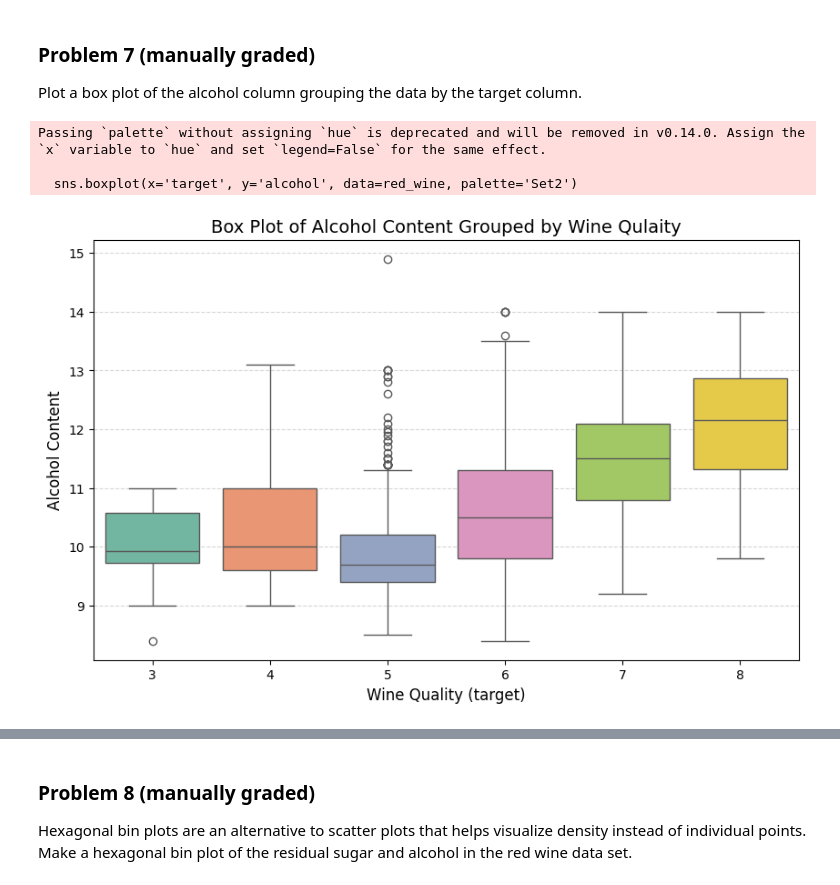
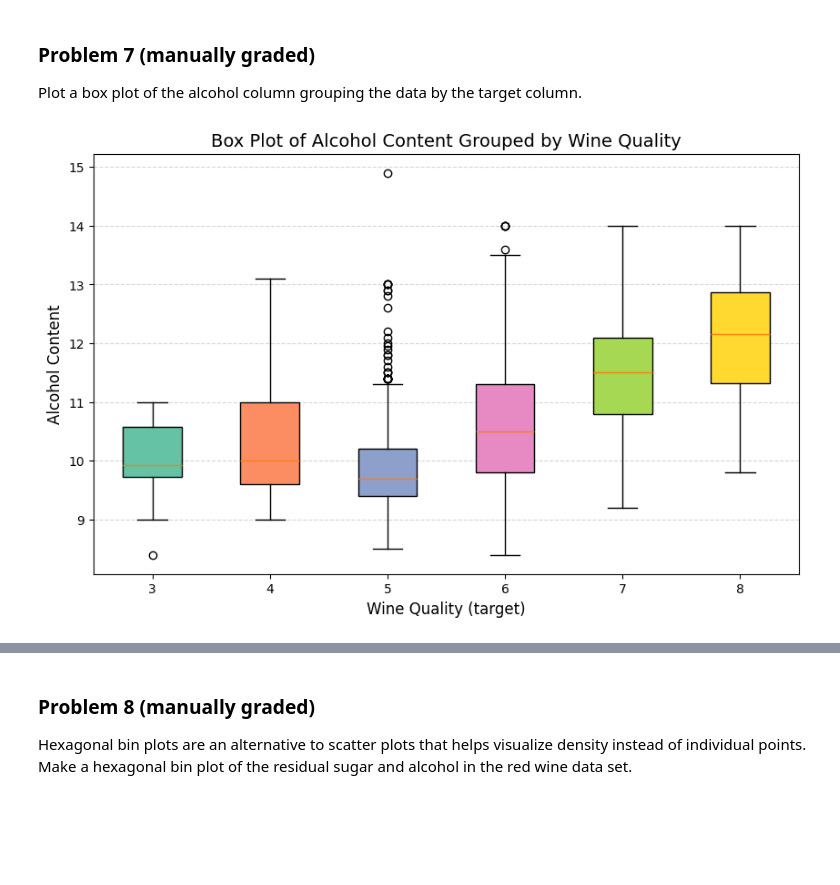
Before and after one commit to gwenythmeder/dx602-homework-10, a Jupyter notebook: homework.ipynb, the cells around one changed output, grey strips where cells are left out. Cells and saved outputs as stored; diff of their text form; code cells hidden in the pictures; blank space fills up the shorter version.

```diff
--- a/homework.ipynb
+++ b/homework.ipynb
@@ -188,19 +197,24 @@ Plot a box plot of the alcohol column grouping the data by the target column.
 # %%
 # YOUR CHANGES HERE
 
+groups = red_wine.groupby('target')['alcohol'].apply(list)
+labels = groups.index.tolist()
+data = groups.values.tolist()
+
 plt.figure(figsize=(10,6))
-sns.boxplot(x='target', y='alcohol', data=red_wine, palette='Set2')
+box = plt.boxplot(data, patch_artist=True, labels=labels)
+
+colors = ['#66c2a5', '#fc8d62', '#8da0cb', '#e78ac3', '#a6d854', '#ffd92f', '#e5c494', '#b3b3b3']
+for patch, color in zip(box['boxes'], colors):
+    patch.set_facecolor(color)
 
 plt.xlabel('Wine Quality (target)', fontsize=12)
 plt.ylabel('Alcohol Content', fontsize=12)
-plt.title('Box Plot of Alcohol Content Grouped by Wine Qulaity', fontsize=14)
+plt.title('Box Plot of Alcohol Content Grouped by Wine Quality', fontsize=14)
 plt.grid(axis='y', linestyle='--', alpha=0.5)
 plt.show()
 # %% [output]
-Passing `palette` without assigning `hue` is deprecated and will be removed in v0.14.0. Assign the `x` variable to `hue` and set `legend=False` for the same effect.
-
-  sns.boxplot(x='target', y='alcohol', data=red_wine, palette='Set2')
-[figure, old version]
+[figure, new version]
 # %% [markdown]
 <div style="page-break-after: always;"></div>
 # %% [markdown]
```
Also changed, not shown: parts of 2 cells of this notebook.
